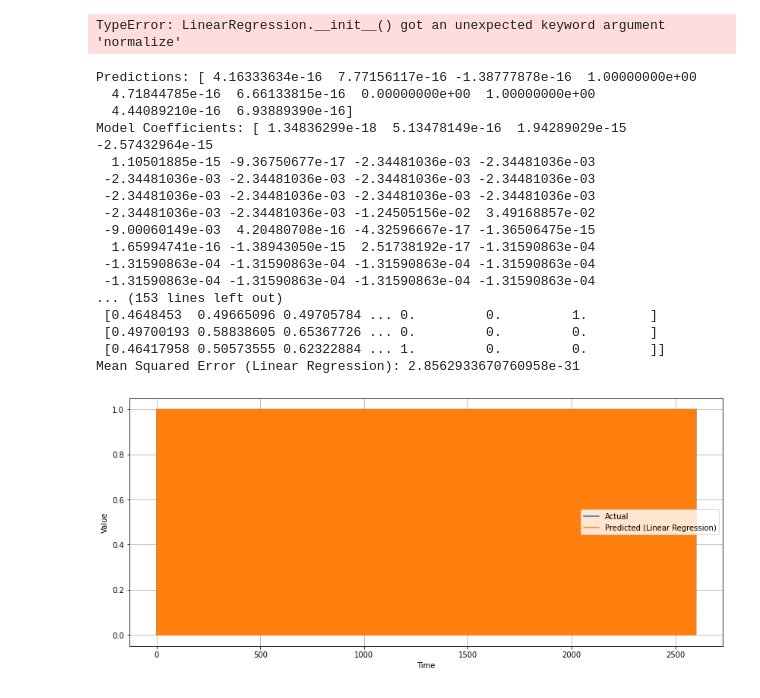
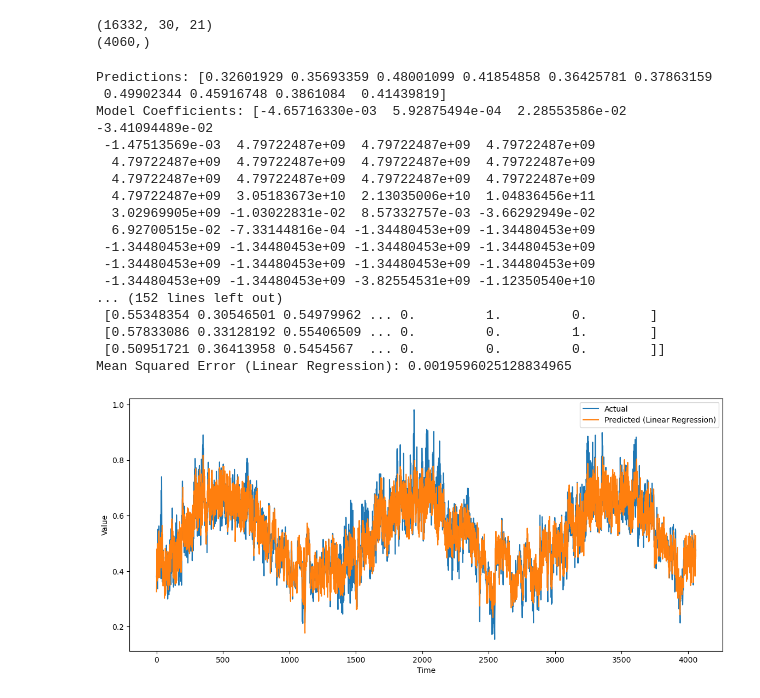
Before and after one commit to AlexaVT03/Project2-2, a Jupyter notebook: Project_2-2/Python/Linear Regression/Linear_Regression.ipynb, the cells around one changed output. Cells and saved outputs as stored; diff of their text form; code cells hidden in the pictures.

```diff
--- a/Project_2-2/Python/Linear Regression/Linear_Regression.ipynb
+++ b/Project_2-2/Python/Linear Regression/Linear_Regression.ipynb
@@ -7,7 +7,7 @@ from sklearn.metrics import mean_squared_error
 import matplotlib.pyplot as plt
 # %%
 # Load the data
-nl_df = pd.read_csv('/Users/Alexa VT/Documents/GitHub/Project2-2/Project_2-2/test_nl/processed_data.csv')
+nl_df = pd.read_csv('/Users/jesselemeer/Documents/GitHub/Project2-2/Project_2-2/NL_data/train_set/processed_data.csv')
 
 # Filter data for Amsterdam
 ams_df = nl_df[(nl_df['latitude'] == 52.25) & (nl_df['longitude'] == 5.)]
@@ -19,7 +19,11 @@ ams_df = ams_df.sort_values(by='time').set_index('time')
 ams_df = ams_df.drop(['latitude', 'longitude', 'surface', 'step', 'number', 'valid_time'], axis=1)
 
 # Rename 't2m' column to 'temp'
-ams_df.rename(columns={'t2m': 'temp'}, inplace=True)
+# ams_df.rename(columns={'t2m': 'temp'}, inplace=True)
+
+# this just moves temp to the right of the DF, easier for X / y split
+ams_df['temp'] = ams_df['t2m']
+ams_df = ams_df.drop(['t2m'], axis = 1)
 # %%
 nl_df.head()
 # %% [output]
@@ -55,9 +59,15 @@ n_past = 30
 X_train, Y_train = createXY(ams_df_train_scaled, n_past)
 X_test, Y_test = createXY(ams_df_test_scaled, n_past)
 
+print(X_train.shape)
+print(Y_test.shape)
+
 # Reshape the data for linear regression
 X_train_linear = X_train.reshape(X_train.shape[0], -1)
 X_test_linear = X_test.reshape(X_test.shape[0], -1)
+# %% [output]
+(16332, 30, 21)
+(4060,)
 # %%
 # Create a linear regression model
 linear_model = LinearRegression()
@@ -67,8 +77,6 @@ linear_model.fit(X_train_linear, Y_train)
 
 # Make predictions
 predictions_linear = linear_model.predict(X_test_linear)
-# %% [output]
-TypeError: LinearRegression.__init__() got an unexpected keyword argument 'normalize'
 # %%
 # Print first few predictions
 print("Predictions:", predictions_linear[:10])
@@ -83,32 +91,32 @@ print("Scaled Test Data:", X_test_linear[:10])
 mse_linear = mean_squared_error(Y_test, predictions_linear)
 print("Mean Squared Error (Linear Regression):", mse_linear)
 # %% [output]
-Predictions: [ 4.16333634e-16  7.77156117e-16 -1.38777878e-16  1.00000000e+00
-  4.71844785e-16  6.66133815e-16  0.00000000e+00  1.00000000e+00
-  4.44089210e-16  6.93889390e-16]
-Model Coefficients: [ 1.34836299e-18  5.13478149e-16  1.94289029e-15 -2.57432964e-15
-  1.10501885e-15 -9.36750677e-17 -2.34481036e-03 -2.34481036e-03
- -2.34481036e-03 -2.34481036e-03 -2.34481036e-03 -2.34481036e-03
- -2.34481036e-03 -2.34481036e-03 -2.34481036e-03 -2.34481036e-03
- -2.34481036e-03 -2.34481036e-03 -1.24505156e-02  3.49168857e-02
- -9.00060149e-03  4.20480708e-16 -4.32596667e-17 -1.36506475e-15
-  1.65994741e-16 -1.38943050e-15  2.51738192e-17 -1.31590863e-04
- -1.31590863e-04 -1.31590863e-04 -1.31590863e-04 -1.31590863e-04
- -1.31590863e-04 -1.31590863e-04 -1.31590863e-04 -1.31590863e-04
-... (153 lines left out)
- [0.4648453  0.49665096 0.49705784 ... 0.         0.         1.        ]
- [0.49700193 0.58838605 0.65367726 ... 0.         0.         0.        ]
- [0.46417958 0.50573555 0.62322884 ... 1.         0.         0.        ]]
-Mean Squared Error (Linear Regression): 2.8562933670760958e-31
+Predictions: [0.32601929 0.35693359 0.48001099 0.41854858 0.36425781 0.37863159
+ 0.49902344 0.45916748 0.3861084  0.41439819]
+Model Coefficients: [-4.65716330e-03  5.92875494e-04  2.28553586e-02 -3.41094489e-02
+ -1.47513569e-03  4.79722487e+09  4.79722487e+09  4.79722487e+09
+  4.79722487e+09  4.79722487e+09  4.79722487e+09  4.79722487e+09
+  4.79722487e+09  4.79722487e+09  4.79722487e+09  4.79722487e+09
+  4.79722487e+09  3.05183673e+10  2.13035006e+10  1.04836456e+11
+  3.02969905e+09 -1.03022831e-02  8.57332757e-03 -3.66292949e-02
+  6.92700515e-02 -7.33144816e-04 -1.34480453e+09 -1.34480453e+09
+ -1.34480453e+09 -1.34480453e+09 -1.34480453e+09 -1.34480453e+09
+ -1.34480453e+09 -1.34480453e+09 -1.34480453e+09 -1.34480453e+09
+ -1.34480453e+09 -1.34480453e+09 -3.82554531e+09 -1.12350540e+10
+... (152 lines left out)
+ [0.55348354 0.30546501 0.54979962 ... 0.         1.         0.        ]
+ [0.57833086 0.33128192 0.55406509 ... 0.         0.         1.        ]
+ [0.50951721 0.36413958 0.5454567  ... 0.         0.         0.        ]]
+Mean Squared Error (Linear Regression): 0.0019596025128834965
 # %%
 # Plotting the results
 plt.figure(figsize=(14, 6))
 plt.plot(Y_test, label='Actual')
 plt.plot(predictions_linear, label='Predicted (Linear Regression)')
 plt.xlabel('Time')
-plt.ylabel('Value')
-plt.grid(True)
+plt.ylabel('Scaled temprature') #in this case
+
 plt.legend()
 plt.show()
 # %% [output]
-[figure, old version]
+[figure, new version]
```
Also changed, not shown: parts of 1 cell of this notebook, 1 other file.
